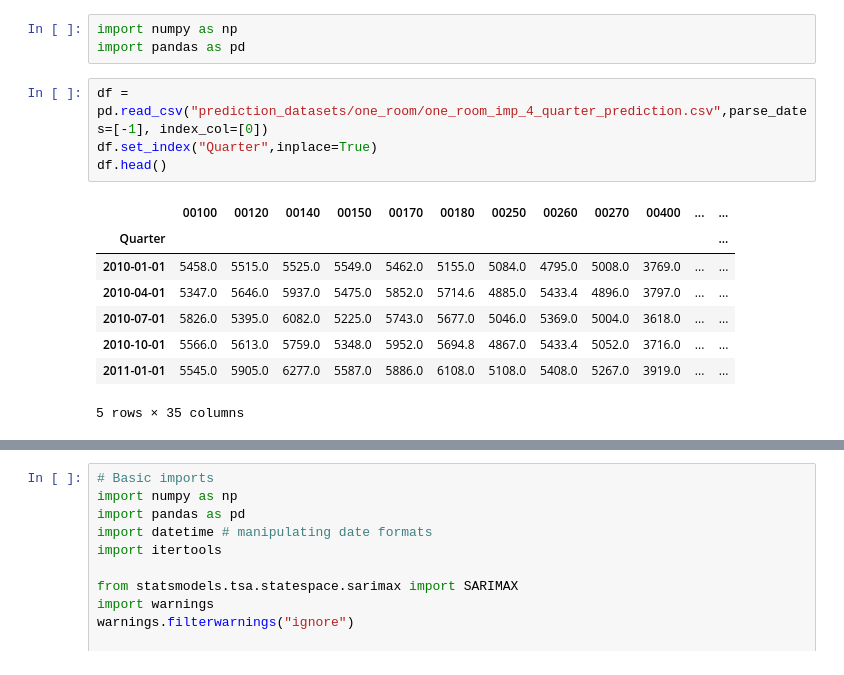
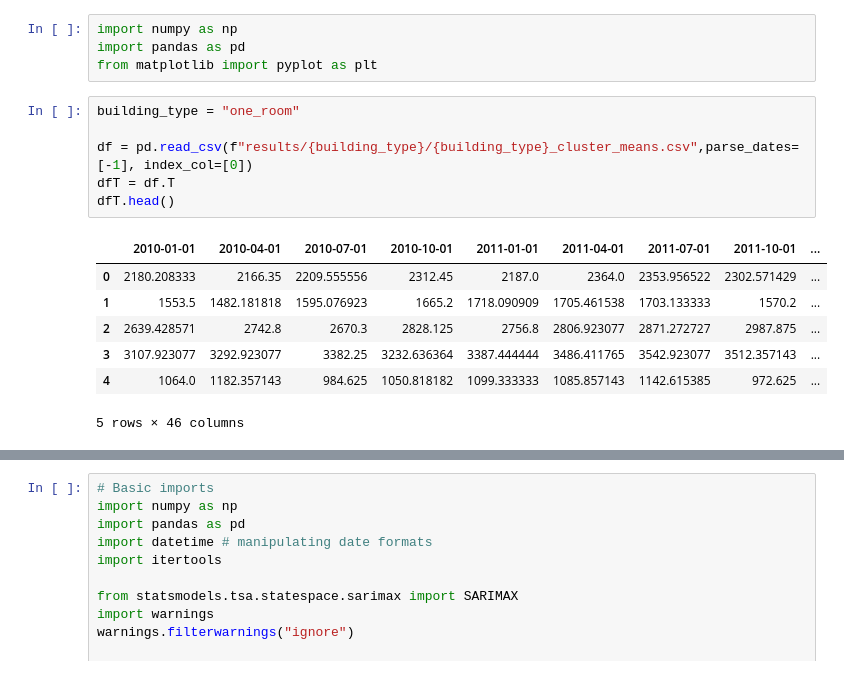
Before and after one commit to atreyaray/OP-Forecasting-Future-House-Prices, a Jupyter notebook: notebooks/Bruce/forecast2.ipynb, the cells around one changed output, grey strips where cells are left out. Cells and saved outputs as stored; diff of their text form.

```diff
--- a/notebooks/Bruce/forecast2.ipynb
+++ b/notebooks/Bruce/forecast2.ipynb
@@ -1,16 +1,18 @@
 # %%
 import numpy as np
 import pandas as pd
+from matplotlib import pyplot as plt
 # %%
-df = pd.read_csv("prediction_datasets/one_room/one_room_imp_4_quarter_prediction.csv",parse_dates=[-1], index_col=[0])
-df.set_index("Quarter",inplace=True)
-df.head()
+building_type = "one_room"
+
+df = pd.read_csv(f"results/{building_type}/{building_type}_cluster_means.csv",parse_dates=[-1], index_col=[0])
+dfT = df.T
+dfT.head()
 # %% [output]
-|  | 00100 | 00120 | 00140 | 00150 | 00170 | 00180 | 00250 | 00260 | 00270 | 00400 | ... | ... |
-| Quarter |  |  |  |  |  |  |  |  |  |  |  | ... |
-| 2010-01-01 | 5458.0 | 5515.0 | 5525.0 | 5549.0 | 5462.0 | 5155.0 | 5084.0 | 4795.0 | 5008.0 | 3769.0 | ... | ... |
-| 2010-04-01 | 5347.0 | 5646.0 | 5937.0 | 5475.0 | 5852.0 | 5714.6 | 4885.0 | 5433.4 | 4896.0 | 3797.0 | ... | ... |
-| 2010-07-01 | 5826.0 | 5395.0 | 6082.0 | 5225.0 | 5743.0 | 5677.0 | 5046.0 | 5369.0 | 5004.0 | 3618.0 | ... | ... |
-| 2010-10-01 | 5566.0 | 5613.0 | 5759.0 | 5348.0 | 5952.0 | 5694.8 | 4867.0 | 5433.4 | 5052.0 | 3716.0 | ... | ... |
-| 2011-01-01 | 5545.0 | 5905.0 | 6277.0 | 5587.0 | 5886.0 | 6108.0 | 5108.0 | 5408.0 | 5267.0 | 3919.0 | ... | ... |
+|  | 2010-01-01 | 2010-04-01 | 2010-07-01 | 2010-10-01 | 2011-01-01 | 2011-04-01 | 2011-07-01 | 2011-10-01 | ... |
+| 0 | 2180.208333 | 2166.35 | 2209.555556 | 2312.45 | 2187.0 | 2364.0 | 2353.956522 | 2302.571429 | ... |
+| 1 | 1553.5 | 1482.181818 | 1595.076923 | 1665.2 | 1718.090909 | 1705.461538 | 1703.133333 | 1570.2 | ... |
+| 2 | 2639.428571 | 2742.8 | 2670.3 | 2828.125 | 2756.8 | 2806.923077 | 2871.272727 | 2987.875 | ... |
+| 3 | 3107.923077 | 3292.923077 | 3382.25 | 3232.636364 | 3387.444444 | 3486.411765 | 3542.923077 | 3512.357143 | ... |
+| 4 | 1064.0 | 1182.357143 | 984.625 | 1050.818182 | 1099.333333 | 1085.857143 | 1142.615385 | 972.625 | ... |
-5 rows × 35 columns
+5 rows × 46 columns
```
Also changed, not shown: parts of 3 cells of this notebook, 5 other files.
